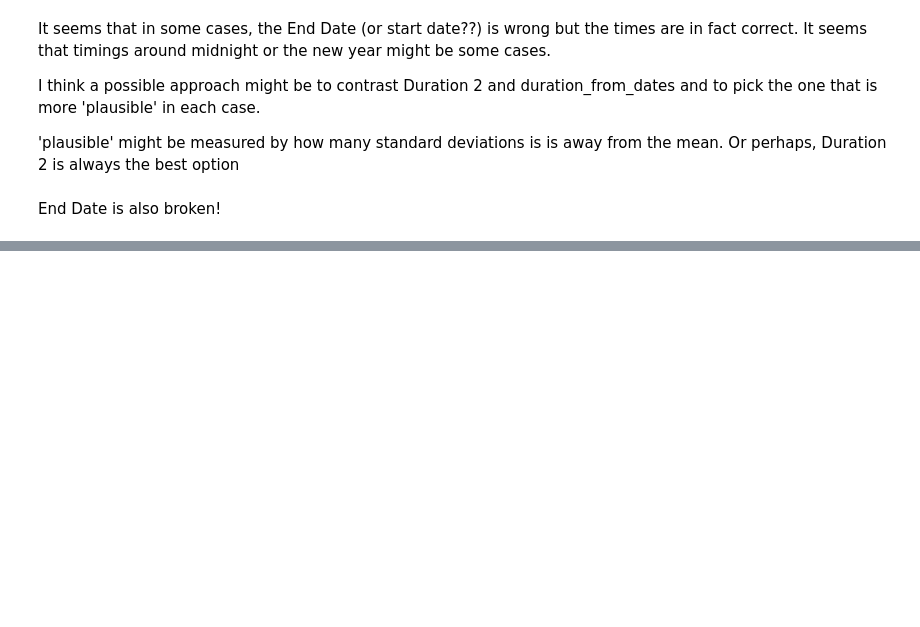
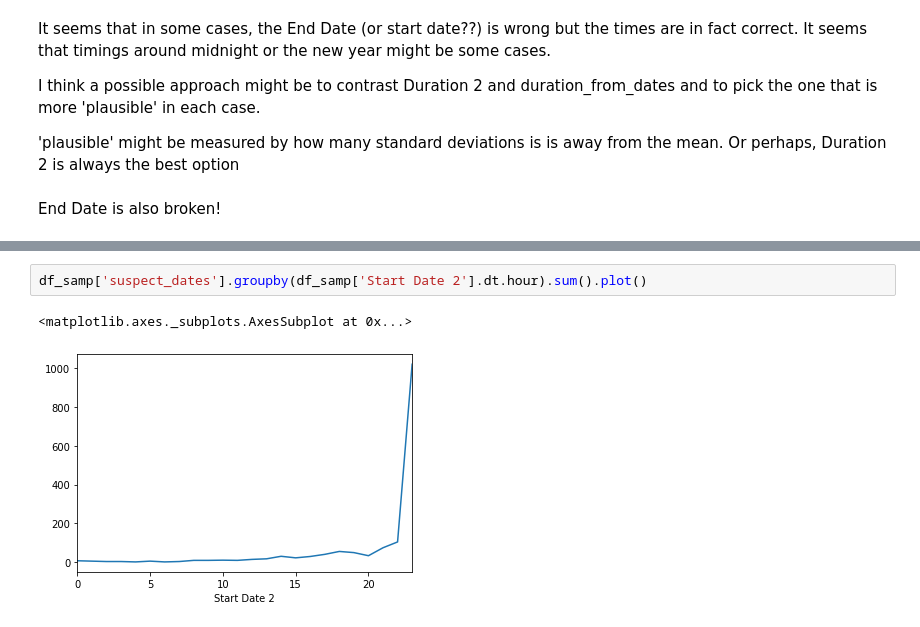
Before and after one commit to Peppers16/tfl_bike_project, a Jupyter notebook: cycleJourneys/journeys_initial_exploration.ipynb, the cells around one changed output, grey strips where cells are left out. Saved outputs shown, nothing was run; the diff lists cells and outputs as text; blank space fills up the shorter version.

```diff
--- a/cycleJourneys/journeys_initial_exploration.ipynb
+++ b/cycleJourneys/journeys_initial_exploration.ipynb
@@ -261,0 +294,5 @@ End Date is also broken!
+# %%
+df_samp['suspect_dates'].groupby(df_samp['Start Date 2'].dt.hour).sum().plot()
+# %% [output]
+<matplotlib.axes._subplots.AxesSubplot at 0x...>
+[figure, added]
```
Also changed, not shown: parts of 61 cells of this notebook, 1 other file.
